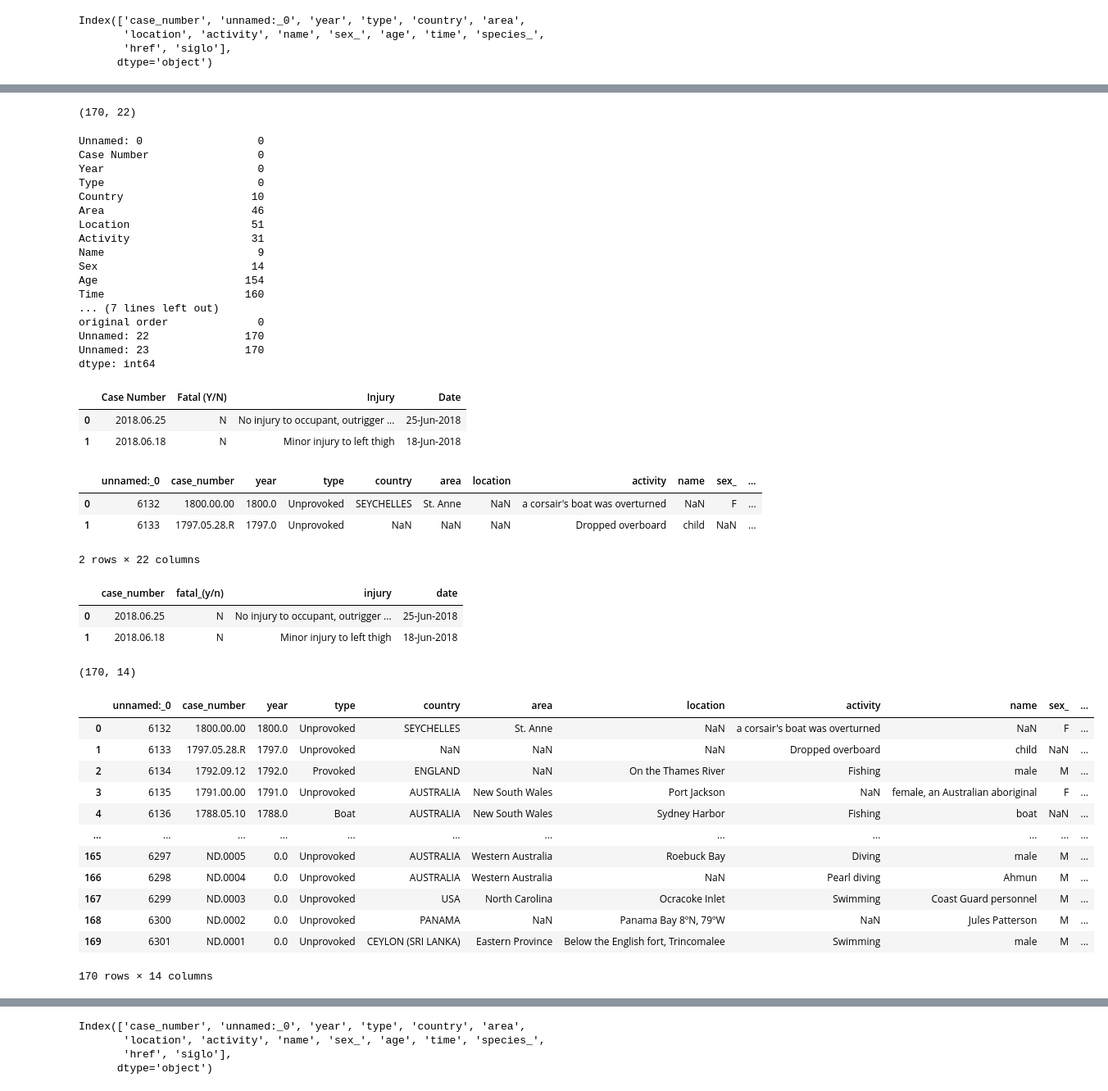
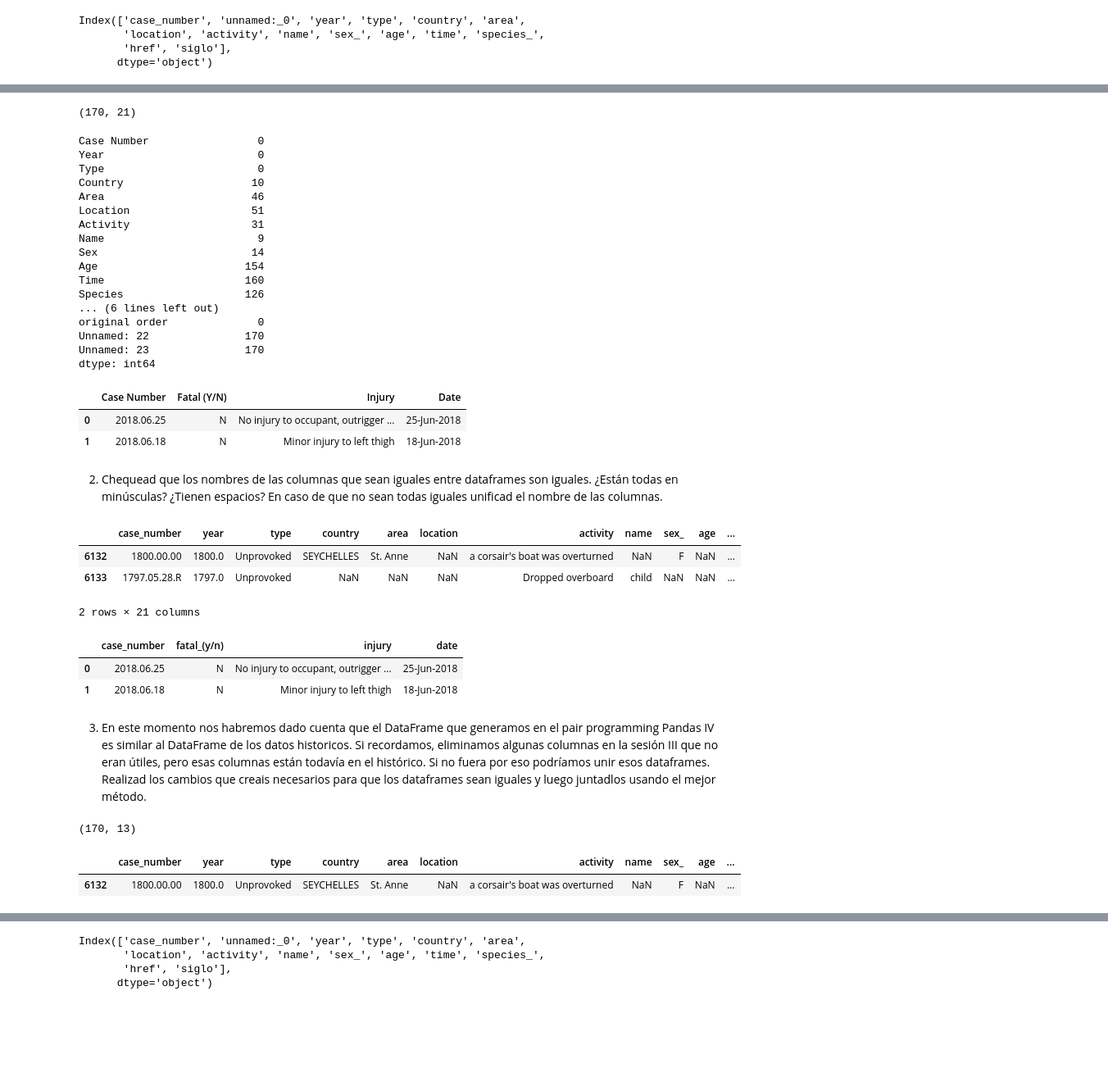
Before and after one commit to Adalab/DA-promo-b-modulo2-sprint-1-Antoanela-Chloe, a Jupyter notebook: pandas/pp-python-modulo-2-sprint-1-pandas-ejercicio-5-concat-merge-join/pp-python-modulo-2-sprint-1-pandas-ejercicio-5-concat-merge-join.ipynb, the cells around one changed output, grey strips where cells are left out. Shown at 82% size. Cells and saved outputs as stored; diff of their text form; code cells hidden in the pictures; blank space fills up the shorter version.

Commit message:
cambios chloe sobre numpy I y II y pp de estadistica III y estadistica de repaso

```diff
--- a/pandas/pp-python-modulo-2-sprint-1-pandas-ejercicio-5-concat-merge-join/pp-python-modulo-2-sprint-1-pandas-ejercicio-5-concat-merge-join.ipynb
+++ b/pandas/pp-python-modulo-2-sprint-1-pandas-ejercicio-5-concat-merge-join/pp-python-modulo-2-sprint-1-pandas-ejercicio-5-concat-merge-join.ipynb
@@ -67,3 +55,6 @@ Index(['case_number', 'unnamed:_0', 'year', 'type', 'country', 'area',
       dtype='object')
 # %%
 # Cargamos el df historico y lo exploramos
+
+df_hi = pd.read_csv('attacks_historico.csv', index_col = 0)
+df_hi.head(2)
@@ -70,3 +65,0 @@ Index(['case_number', 'unnamed:_0', 'year', 'type', 'country', 'area',
-# %%
-df_hi = pd.read_csv('attacks_historico.csv')
-df_hi.head(2)
@@ -87,11 +75,10 @@ Index(['Unnamed: 0', 'Case Number', 'Year', 'Type', 'Country', 'Area',
 # %%
 df_hi.shape
 # %% [output]
-(170, 22)
+(170, 21)
 # %%
 df_hi.isnull().sum()
 # %% [output]
-Unnamed: 0                  0
 Case Number                 0
 Year                        0
 Type                        0
@@ -103,7 +90,8 @@ Name                        9
 Sex                        14
 Age                       154
 Time                      160
-... (7 lines left out)
+Species                   126
+... (6 lines left out)
 original order              0
 Unnamed: 22               170
 Unnamed: 23               170
@@ -117,4 +105,6 @@ df_adi.head(2)
 |  | Case Number | Fatal (Y/N) | Injury | Date |
 | 0 | 2018.06.25 | N | No injury to occupant, outrigger ... | 25-Jun-2018 |
 | 1 | 2018.06.18 | N | Minor injury to left thigh | 18-Jun-2018 |
+# %% [markdown]
+2. Chequead que los nombres de las columnas que sean iguales entre dataframes son iguales. ¿Están todas en minúsculas? ¿Tienen espacios? En caso de que no sean todas iguales unificad el nombre de las columnas.
 # %%
@@ -128,8 +116,8 @@ columnas_nuevas = {col :  col.lower().replace(' ', '_') for col in df_hi.columns
 df_hi.rename(columns = columnas_nuevas, inplace = True)
 df_hi.head(2)
 # %% [output]
-|  | unnamed:_0 | case_number | year | type | country | area | location | activity | name | sex_ | ... |
-| 0 | 6132 | 1800.00.00 | 1800.0 | Unprovoked | SEYCHELLES | St. Anne | NaN | a corsair's boat was overturned | NaN | F | ... |
-| 1 | 6133 | 1797.05.28.R | 1797.0 | Unprovoked | NaN | NaN | NaN | Dropped overboard | child | NaN | ... |
+|  | case_number | year | type | country | area | location | activity | name | sex_ | age | ... |
+| 6132 | 1800.00.00 | 1800.0 | Unprovoked | SEYCHELLES | St. Anne | NaN | a corsair's boat was overturned | NaN | F | NaN | ... |
+| 6133 | 1797.05.28.R | 1797.0 | Unprovoked | NaN | NaN | NaN | Dropped overboard | child | NaN | NaN | ... |
-2 rows × 22 columns
+2 rows × 21 columns
 # %%
@@ -147,21 +134,16 @@ df_adi.head(2)
+# %% [markdown]
+3. En este momento nos habremos dado cuenta que el DataFrame que generamos en el pair programming Pandas IV es similar al DataFrame de los datos historicos. Si recordamos, eliminamos algunas columnas en la sesión III que no eran útiles, pero esas columnas están todavía en el histórico. Si no fuera por eso podríamos unir esos dataframes. Realizad los cambios que creais necesarios para que los dataframes sean iguales y luego juntadlos usando el mejor método.
 # %%
+# Eliminamos las mismas columnas que eliminamos en el df original modificado
+
 df_hi.drop(["unnamed:_23", "case_number.1", "unnamed:_22", "case_number.2", "original_order", "investigator_or_source", "pdf", "href_formula"], axis = 1, inplace = True)
+
+# Comprobamos
 df_hi.shape
 # %% [output]
-(170, 14)
+(170, 13)
 # %%
-df_hi
+df_hi.head(1)
 # %% [output]
-|  | unnamed:_0 | case_number | year | type | country | area | location | activity | name | sex_ | ... |
-| 0 | 6132 | 1800.00.00 | 1800.0 | Unprovoked | SEYCHELLES | St. Anne | NaN | a corsair's boat was overturned | NaN | F | ... |
-| 1 | 6133 | 1797.05.28.R | 1797.0 | Unprovoked | NaN | NaN | NaN | Dropped overboard | child | NaN | ... |
-| 2 | 6134 | 1792.09.12 | 1792.0 | Provoked | ENGLAND | NaN | On the Thames River | Fishing | male | M | ... |
-| 3 | 6135 | 1791.00.00 | 1791.0 | Unprovoked | AUSTRALIA | New South Wales | Port Jackson | NaN | female, an Australian aboriginal | F | ... |
-| 4 | 6136 | 1788.05.10 | 1788.0 | Boat | AUSTRALIA | New South Wales | Sydney Harbor | Fishing | boat | NaN | ... |
-| ... | ... | ... | ... | ... | ... | ... | ... | ... | ... | ... | ... |
-| 165 | 6297 | ND.0005 | 0.0 | Unprovoked | AUSTRALIA | Western Australia | Roebuck Bay | Diving | male | M | ... |
-| 166 | 6298 | ND.0004 | 0.0 | Unprovoked | AUSTRALIA | Western Australia | NaN | Pearl diving | Ahmun | M | ... |
-| 167 | 6299 | ND.0003 | 0.0 | Unprovoked | USA | North Carolina | Ocracoke Inlet | Swimming | Coast Guard personnel | M | ... |
-| 168 | 6300 | ND.0002 | 0.0 | Unprovoked | PANAMA | NaN | Panama Bay 8ºN, 79ºW | NaN | Jules Patterson | M | ... |
-| 169 | 6301 | ND.0001 | 0.0 | Unprovoked | CEYLON (SRI LANKA) | Eastern Province | Below the English fort, Trincomalee | Swimming | male | M | ... |
+|  | case_number | year | type | country | area | location | activity | name | sex_ | age | ... |
+| 6132 | 1800.00.00 | 1800.0 | Unprovoked | SEYCHELLES | St. Anne | NaN | a corsair's boat was overturned | NaN | F | NaN | ... |
-170 rows × 14 columns
```
Also changed, not shown: parts of 30 cells of this notebook, 6 other files.
